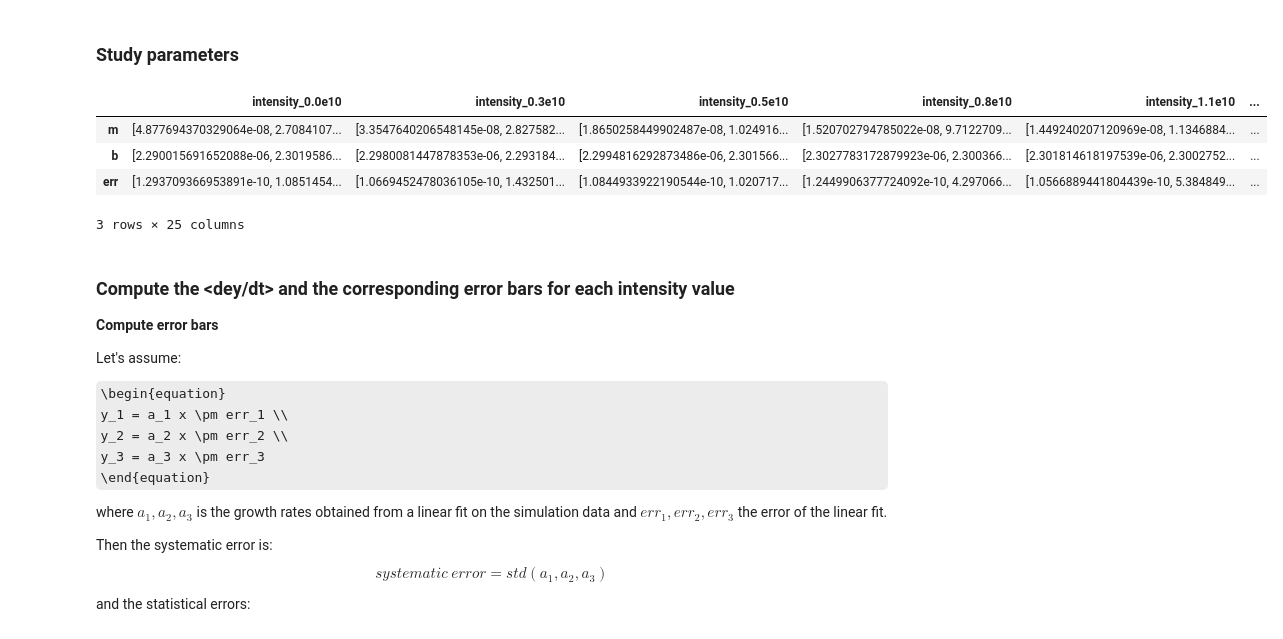
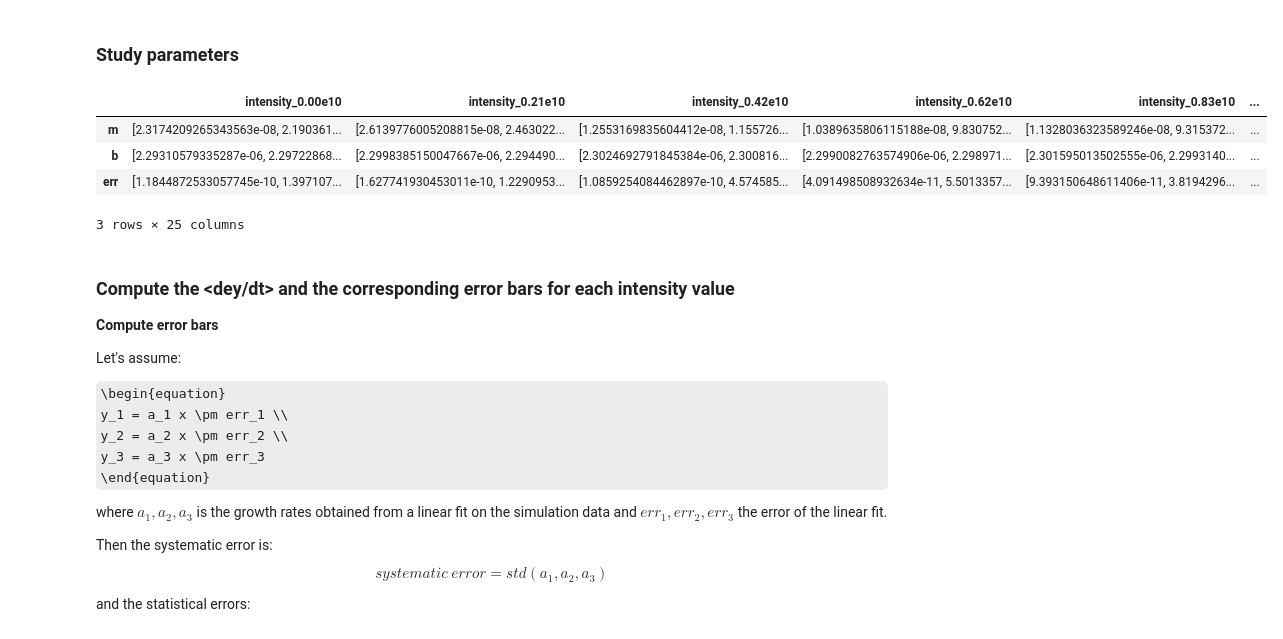
Before and after one commit to natriant/cc_rf_noise_pyheadtail, a Jupyter notebook: post_process_analysis/studies_with_sets_of_kicks/job005_plot_load_emitGrowth_IntensityScan.ipynb, the cells around one changed output. Drawn from its saved outputs; the diff is of its cells as text; code cells hidden in the pictures; some formulas as TeX source.

```diff
--- a/post_process_analysis/studies_with_sets_of_kicks/job005_plot_load_emitGrowth_IntensityScan.ipynb
+++ b/post_process_analysis/studies_with_sets_of_kicks/job005_plot_load_emitGrowth_IntensityScan.ipynb
@@ -39,11 +41,11 @@ dey_vs_intensity = pickle.load(open(f'deyRates_sps_270GeV_PN1e-8_400MHz_y-plane_
-# %%
-dey_vs_intensity
-# %% [output]
-|  | intensity_0.0e10 | intensity_0.3e10 | intensity_0.5e10 | intensity_0.8e10 | intensity_1.1e10 | ... |
-| m | [4.877694370329064e-08, 2.7084107... | [3.3547640206548145e-08, 2.827582... | [1.8650258449902487e-08, 1.024916... | [1.520702794785022e-08, 9.7122709... | [1.449240207120969e-08, 1.1346884... | ... |
-| b | [2.290015691652088e-06, 2.3019586... | [2.2980081447878353e-06, 2.293184... | [2.2994816292873486e-06, 2.301566... | [2.3027783172879923e-06, 2.300366... | [2.301814618197539e-06, 2.3002752... | ... |
-| err | [1.293709366953891e-10, 1.0851454... | [1.0669452478036105e-10, 1.432501... | [1.0844933922190544e-10, 1.020717... | [1.2449906377724092e-10, 4.297066... | [1.0566889441804439e-10, 5.384849... | ... |
-3 rows × 25 columns
+# %%
+dex_vs_intensity
+# %% [output]
+|  | intensity_0.00e10 | intensity_0.21e10 | intensity_0.42e10 | intensity_0.62e10 | intensity_0.83e10 | ... |
+| m | [2.3174209265343563e-08, 2.190361... | [2.6139776005208815e-08, 2.463022... | [1.2553169835604412e-08, 1.155726... | [1.0389635806115188e-08, 9.830752... | [1.1328036323589246e-08, 9.315372... | ... |
+| b | [2.29310579335287e-06, 2.29722868... | [2.2998385150047667e-06, 2.294490... | [2.3024692791845384e-06, 2.300816... | [2.2990082763574906e-06, 2.298971... | [2.301595013502555e-06, 2.2993140... | ... |
+| err | [1.1844872533057745e-10, 1.397107... | [1.627741930453011e-10, 1.2290953... | [1.0859254084462897e-10, 4.574585... | [4.091498508932634e-11, 5.5013357... | [9.393150648611406e-11, 3.8194296... | ... |
+3 rows × 25 columns
 # %% [markdown]
 ### Compute the <dey/dt> and the corresponding error bars for each intensity value
 
```
Also changed, not shown: parts of 4 cells of this notebook, 18 other files.
